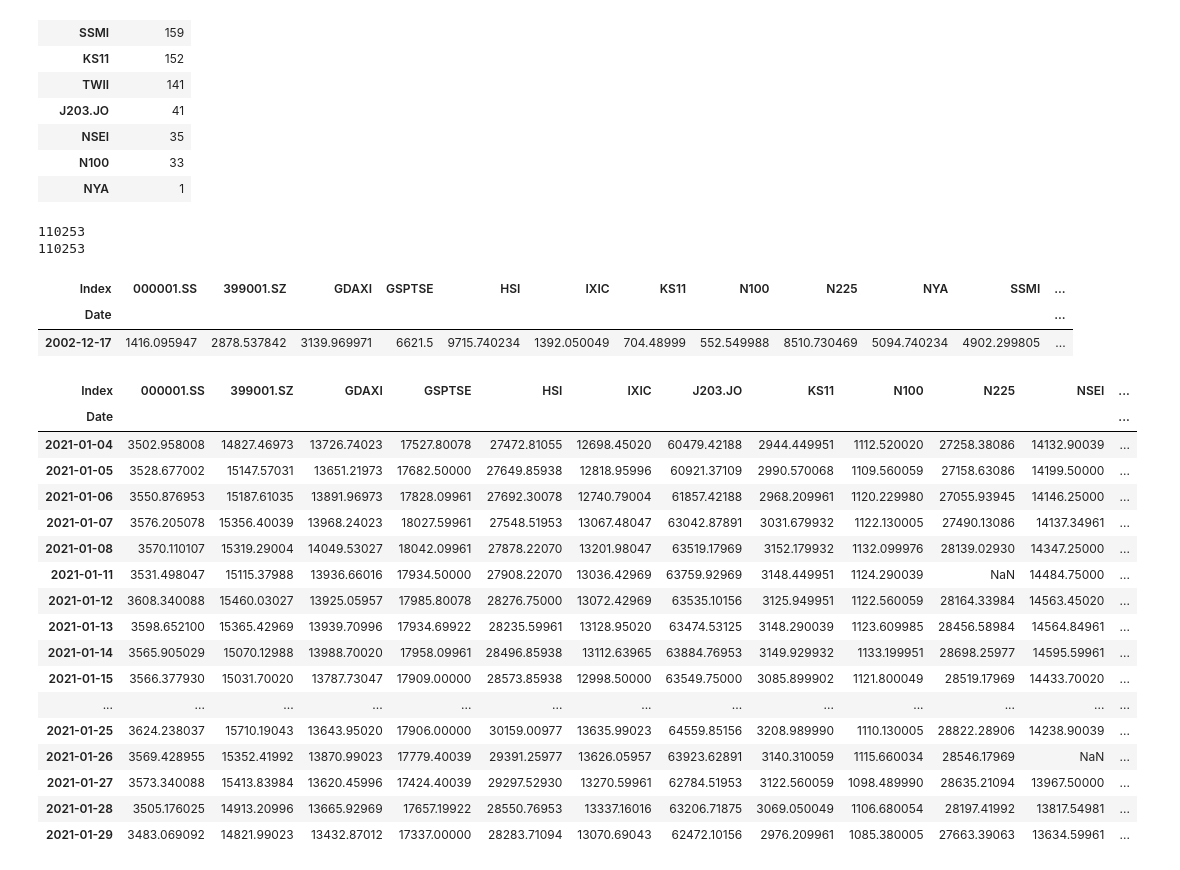
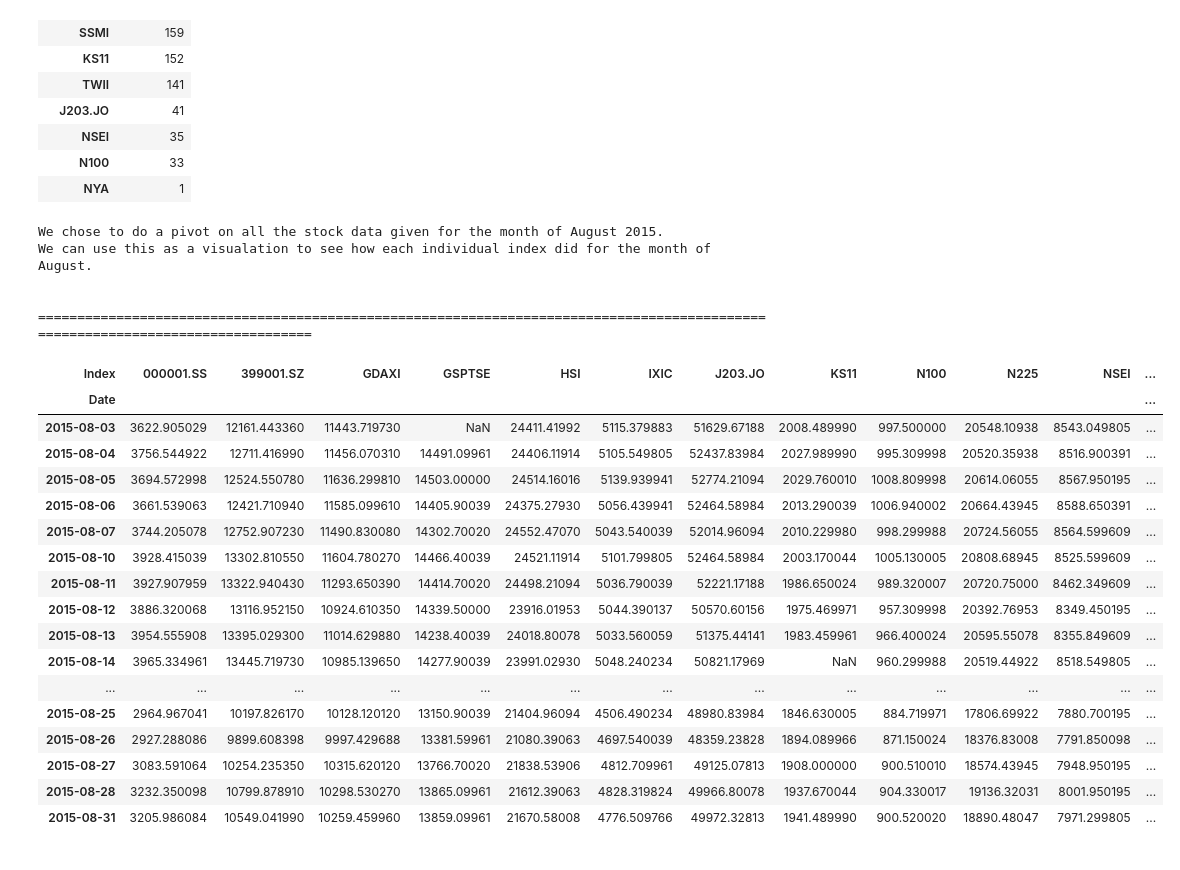
Before and after one commit to samdish7/COSC311, a Jupyter notebook: Projects/Project1/Stock.ipynb, the cells around one changed output. Drawn from its saved outputs; the diff is of its cells as text; code cells hidden in the pictures.

Commit message:
stock almost done

```diff
--- a/Projects/Project1/Stock.ipynb
+++ b/Projects/Project1/Stock.ipynb
@@ -148,45 +147,46 @@ SNcount
 # %%
 #taking all non-null values and running a pivot on them
 stock_exist = stock.dropna()
+stock_exist
 
 #This confirms they are all unique
-print(len(stock_exist))
-print(len(stock_exist[['Index', 'Date']].drop_duplicates()))
+#print(len(stock_exist))
+#print(len(stock_exist[['Index', 'Date']].drop_duplicates()))
 
-dates = ['2002-12-13', '2002-12-14', '2002-12-15', '2002-12-16', '2002-12-17']
-
+#first attempt at a pivot, onyl did one value :(
 stock_pivot = p.DataFrame()
 for i in range(0,len(dates)):
     stock_pivot = stock_exist[['Index', 'Date', 'Adj Close']][stock_exist['Date'] == dates[i]]
-
-stock_pivot.pivot(index = 'Date', columns = 'Index', values = 'Adj Close')
+# test pivot
+#stock_pivot.pivot(index = 'Date', columns = 'Index', values = 'Adj Close')
-# %% [output]
-110253
-110253
-| Index | 000001.SS | 399001.SZ | GDAXI | GSPTSE | HSI | IXIC | KS11 | N100 | N225 | NYA | SSMI | ... |
-| Date |  |  |  |  |  |  |  |  |  |  |  | ... |
-| 2002-12-17 | 1416.095947 | 2878.537842 | 3139.969971 | 6621.5 | 9715.740234 | 1392.050049 | 704.48999 | 552.549988 | 8510.730469 | 5094.740234 | 4902.299805 | ... |
 # %%
-# PIVOT OF DATA FOR THE MONTH OF JANUARY 2021
-date = stock_exist[(stock_exist['Date'] >= '2021-01-01') & (stock_exist['Date'] <= '2021-01-31')]
-
+# WORKING PIVOT OF DATA FOR THE MONTH OF August 2015
+date = stock_exist[(stock_exist['Date'] >= '2015-08-01') & (stock_exist['Date'] <= '2015-08-31')]
+print('We chose to do a pivot on all the stock data given for the month of August 2015.')
+print('We can use this as a visualation to see how each individual index did for the month of August.\n\n')
+print('================================================================================================================================')
 date.pivot(index = 'Date', columns = 'Index', values = 'Adj Close')
 # %% [output]
+We chose to do a pivot on all the stock data given for the month of August 2015.
+We can use this as a visualation to see how each individual index did for the month of August.
+
+
+================================================================================================================================
 | Index | 000001.SS | 399001.SZ | GDAXI | GSPTSE | HSI | IXIC | J203.JO | KS11 | N100 | N225 | NSEI | ... |
 | Date |  |  |  |  |  |  |  |  |  |  |  | ... |
-| 2021-01-04 | 3502.958008 | 14827.46973 | 13726.74023 | 17527.80078 | 27472.81055 | 12698.45020 | 60479.42188 | 2944.449951 | 1112.520020 | 27258.38086 | 14132.90039 | ... |
-| 2021-01-05 | 3528.677002 | 15147.57031 | 13651.21973 | 17682.50000 | 27649.85938 | 12818.95996 | 60921.37109 | 2990.570068 | 1109.560059 | 27158.63086 | 14199.50000 | ... |
-| 2021-01-06 | 3550.876953 | 15187.61035 | 13891.96973 | 17828.09961 | 27692.30078 | 12740.79004 | 61857.42188 | 2968.209961 | 1120.229980 | 27055.93945 | 14146.25000 | ... |
-| 2021-01-07 | 3576.205078 | 15356.40039 | 13968.24023 | 18027.59961 | 27548.51953 | 13067.48047 | 63042.87891 | 3031.679932 | 1122.130005 | 27490.13086 | 14137.34961 | ... |
-| 2021-01-08 | 3570.110107 | 15319.29004 | 14049.53027 | 18042.09961 | 27878.22070 | 13201.98047 | 63519.17969 | 3152.179932 | 1132.099976 | 28139.02930 | 14347.25000 | ... |
-| 2021-01-11 | 3531.498047 | 15115.37988 | 13936.66016 | 17934.50000 | 27908.22070 | 13036.42969 | 63759.92969 | 3148.449951 | 1124.290039 | NaN | 14484.75000 | ... |
-| 2021-01-12 | 3608.340088 | 15460.03027 | 13925.05957 | 17985.80078 | 28276.75000 | 13072.42969 | 63535.10156 | 3125.949951 | 1122.560059 | 28164.33984 | 14563.45020 | ... |
-| 2021-01-13 | 3598.652100 | 15365.42969 | 13939.70996 | 17934.69922 | 28235.59961 | 13128.95020 | 63474.53125 | 3148.290039 | 1123.609985 | 28456.58984 | 14564.84961 | ... |
-| 2021-01-14 | 3565.905029 | 15070.12988 | 13988.70020 | 17958.09961 | 28496.85938 | 13112.63965 | 63884.76953 | 3149.929932 | 1133.199951 | 28698.25977 | 14595.59961 | ... |
-| 2021-01-15 | 3566.377930 | 15031.70020 | 13787.73047 | 17909.00000 | 28573.85938 | 12998.50000 | 63549.75000 | 3085.899902 | 1121.800049 | 28519.17969 | 14433.70020 | ... |
+| 2015-08-03 | 3622.905029 | 12161.443360 | 11443.719730 | NaN | 24411.41992 | 5115.379883 | 51629.67188 | 2008.489990 | 997.500000 | 20548.10938 | 8543.049805 | ... |
+| 2015-08-04 | 3756.544922 | 12711.416990 | 11456.070310 | 14491.09961 | 24406.11914 | 5105.549805 | 52437.83984 | 2027.989990 | 995.309998 | 20520.35938 | 8516.900391 | ... |
+| 2015-08-05 | 3694.572998 | 12524.550780 | 11636.299810 | 14503.00000 | 24514.16016 | 5139.939941 | 52774.21094 | 2029.760010 | 1008.809998 | 20614.06055 | 8567.950195 | ... |
+| 2015-08-06 | 3661.539063 | 12421.710940 | 11585.099610 | 14405.90039 | 24375.27930 | 5056.439941 | 52464.58984 | 2013.290039 | 1006.940002 | 20664.43945 | 8588.650391 | ... |
+| 2015-08-07 | 3744.205078 | 12752.907230 | 11490.830080 | 14302.70020 | 24552.47070 | 5043.540039 | 52014.96094 | 2010.229980 | 998.299988 | 20724.56055 | 8564.599609 | ... |
+| 2015-08-10 | 3928.415039 | 13302.810550 | 11604.780270 | 14466.40039 | 24521.11914 | 5101.799805 | 52464.58984 | 2003.170044 | 1005.130005 | 20808.68945 | 8525.599609 | ... |
+| 2015-08-11 | 3927.907959 | 13322.940430 | 11293.650390 | 14414.70020 | 24498.21094 | 5036.790039 | 52221.17188 | 1986.650024 | 989.320007 | 20720.75000 | 8462.349609 | ... |
+| 2015-08-12 | 3886.320068 | 13116.952150 | 10924.610350 | 14339.50000 | 23916.01953 | 5044.390137 | 50570.60156 | 1975.469971 | 957.309998 | 20392.76953 | 8349.450195 | ... |
+| 2015-08-13 | 3954.555908 | 13395.029300 | 11014.629880 | 14238.40039 | 24018.80078 | 5033.560059 | 51375.44141 | 1983.459961 | 966.400024 | 20595.55078 | 8355.849609 | ... |
+| 2015-08-14 | 3965.334961 | 13445.719730 | 10985.139650 | 14277.90039 | 23991.02930 | 5048.240234 | 50821.17969 | NaN | 960.299988 | 20519.44922 | 8518.549805 | ... |
 | ... | ... | ... | ... | ... | ... | ... | ... | ... | ... | ... | ... | ... |
-| 2021-01-25 | 3624.238037 | 15710.19043 | 13643.95020 | 17906.00000 | 30159.00977 | 13635.99023 | 64559.85156 | 3208.989990 | 1110.130005 | 28822.28906 | 14238.90039 | ... |
-| 2021-01-26 | 3569.428955 | 15352.41992 | 13870.99023 | 17779.40039 | 29391.25977 | 13626.05957 | 63923.62891 | 3140.310059 | 1115.660034 | 28546.17969 | NaN | ... |
-| 2021-01-27 | 3573.340088 | 15413.83984 | 13620.45996 | 17424.40039 | 29297.52930 | 13270.59961 | 62784.51953 | 3122.560059 | 1098.489990 | 28635.21094 | 13967.50000 | ... |
-| 2021-01-28 | 3505.176025 | 14913.20996 | 13665.92969 | 17657.19922 | 28550.76953 | 13337.16016 | 63206.71875 | 3069.050049 | 1106.680054 | 28197.41992 | 13817.54981 | ... |
-| 2021-01-29 | 3483.069092 | 14821.99023 | 13432.87012 | 17337.00000 | 28283.71094 | 13070.69043 | 62472.10156 | 2976.209961 | 1085.380005 | 27663.39063 | 13634.59961 | ... |
+| 2015-08-25 | 2964.967041 | 10197.826170 | 10128.120120 | 13150.90039 | 21404.96094 | 4506.490234 | 48980.83984 | 1846.630005 | 884.719971 | 17806.69922 | 7880.700195 | ... |
+| 2015-08-26 | 2927.288086 | 9899.608398 | 9997.429688 | 13381.59961 | 21080.39063 | 4697.540039 | 48359.23828 | 1894.089966 | 871.150024 | 18376.83008 | 7791.850098 | ... |
+| 2015-08-27 | 3083.591064 | 10254.235350 | 10315.620120 | 13766.70020 | 21838.53906 | 4812.709961 | 49125.07813 | 1908.000000 | 900.510010 | 18574.43945 | 7948.950195 | ... |
+| 2015-08-28 | 3232.350098 | 10799.878910 | 10298.530270 | 13865.09961 | 21612.39063 | 4828.319824 | 49966.80078 | 1937.670044 | 904.330017 | 19136.32031 | 8001.950195 | ... |
+| 2015-08-31 | 3205.986084 | 10549.041990 | 10259.459960 | 13859.09961 | 21670.58008 | 4776.509766 | 49972.32813 | 1941.489990 | 900.520020 | 18890.48047 | 7971.299805 | ... |
```
Also changed, not shown: parts of 3 cells of this notebook.
